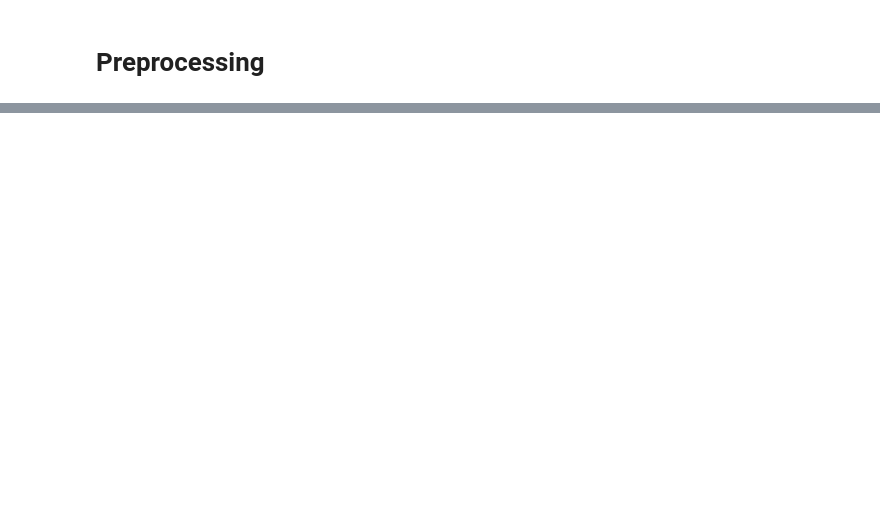
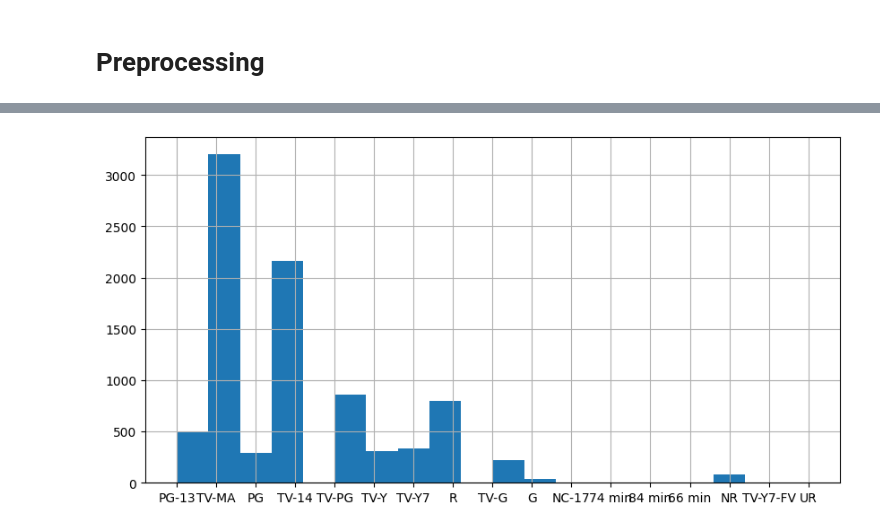
Before and after one commit to fxrxhmohamed/DEPI_Projects, a Jupyter notebook: DataAnalysis/pandas_session_2.ipynb, the cells around one changed output, grey strips where cells are left out. Cells and saved outputs as stored; diff of their text form; code cells hidden in the pictures; blank space fills up the shorter version.

```diff
--- a/DataAnalysis/pandas_session_2.ipynb
+++ b/DataAnalysis/pandas_session_2.ipynb
@@ -310,0 +396,5 @@ memory usage: 58.9+ KB
+# %%
+data['rating'].hist(bins=20, figsize=(10, 5))
+plt.show()
+# %% [output]
+[figure, added]
```
Also changed, not shown: parts of 21 cells of this notebook.
